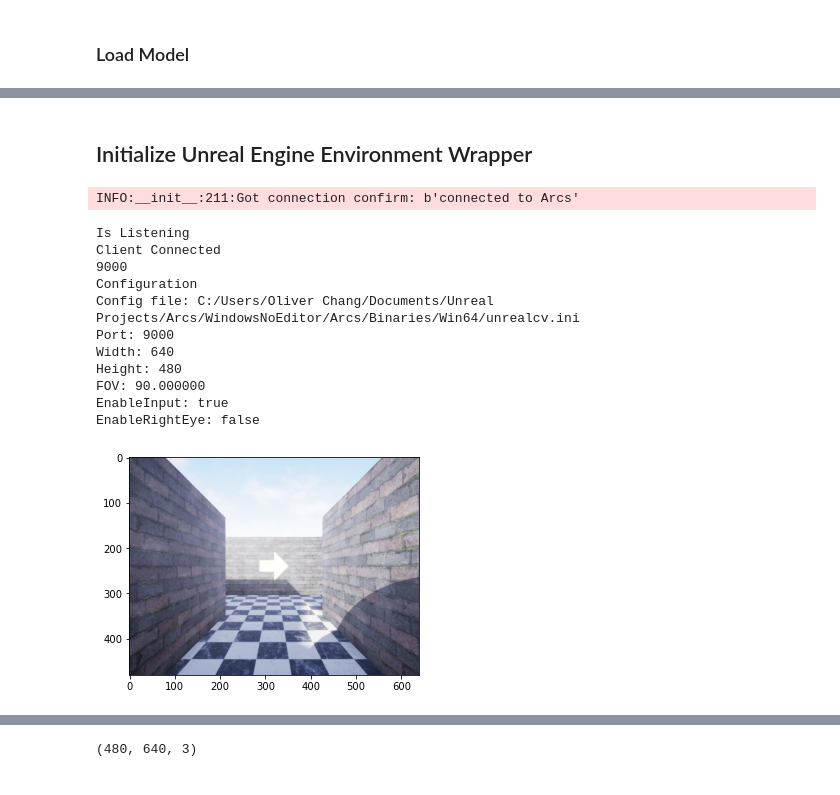
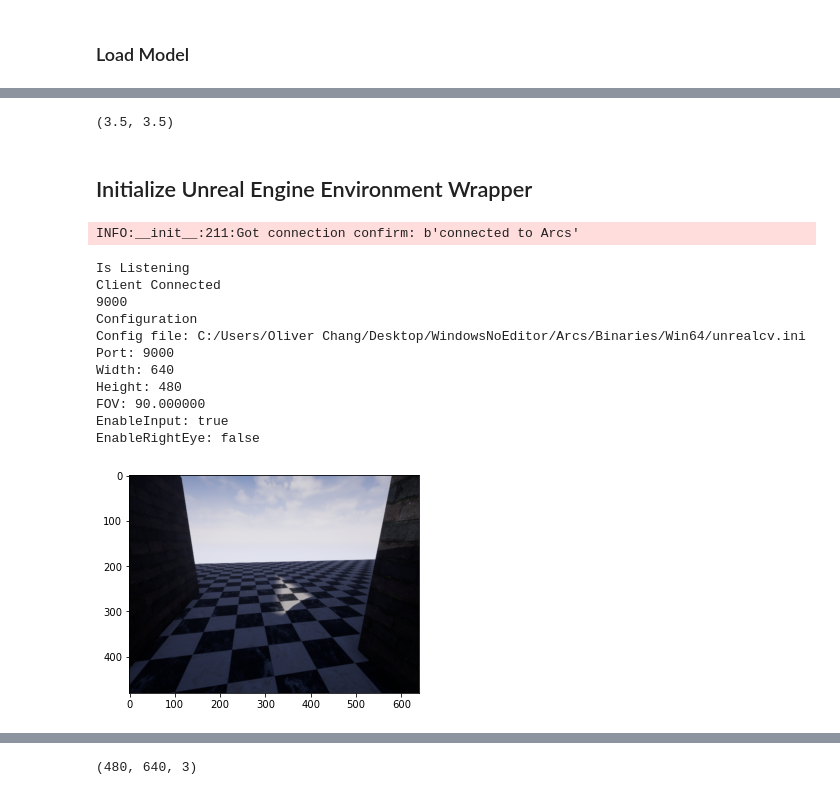
Before and after one commit to anthonyjclark/raycasting-simulation, a Jupyter notebook: Notebooks/ImitateInUnreal.ipynb, the cells around one changed output, grey strips where cells are left out. Drawn from its saved outputs; the diff is of its cells as text; code cells hidden in the pictures.

```diff
--- a/Notebooks/ImitateInUnreal.ipynb
+++ b/Notebooks/ImitateInUnreal.ipynb
@@ -20,0 +34,4 @@ model_inf = load_learner(model_path)
+# %%
+start_x, start_y
+# %% [output]
+(3.5, 3.5)
@@ -21,22 +40,22 @@ model_inf = load_learner(model_path)
 # %% [markdown]
 ## Initialize Unreal Engine Environment Wrapper
 # %%
-env = UE4EnvWrapper()
+env = UE4EnvWrapper(3.5, 3.5)
 
 if env.isconnected():
     fig, ax = plt.subplots()
     ax.imshow(env.request_image())
 # %% [output]
 INFO:__init__:211:Got connection confirm: b'connected to Arcs'
 Is Listening
 Client Connected
 9000
 Configuration
-Config file: C:/Users/Oliver Chang/Documents/Unreal Projects/Arcs/WindowsNoEditor/Arcs/Binaries/Win64/unrealcv.ini
+Config file: C:/Users/Oliver Chang/Desktop/WindowsNoEditor/Arcs/Binaries/Win64/unrealcv.ini
 Port: 9000
 Width: 640
 Height: 480
 FOV: 90.000000
 EnableInput: true
 EnableRightEye: false
-[figure, old version]
+[figure, new version]
```
Also changed, not shown: parts of 13 cells of this notebook, 3 other files.
